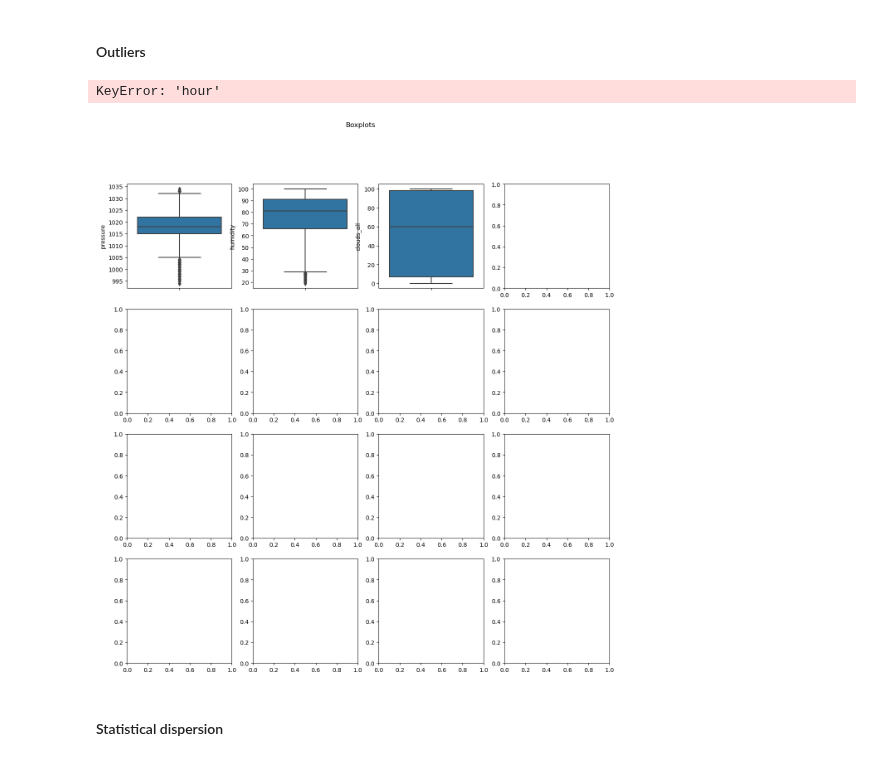
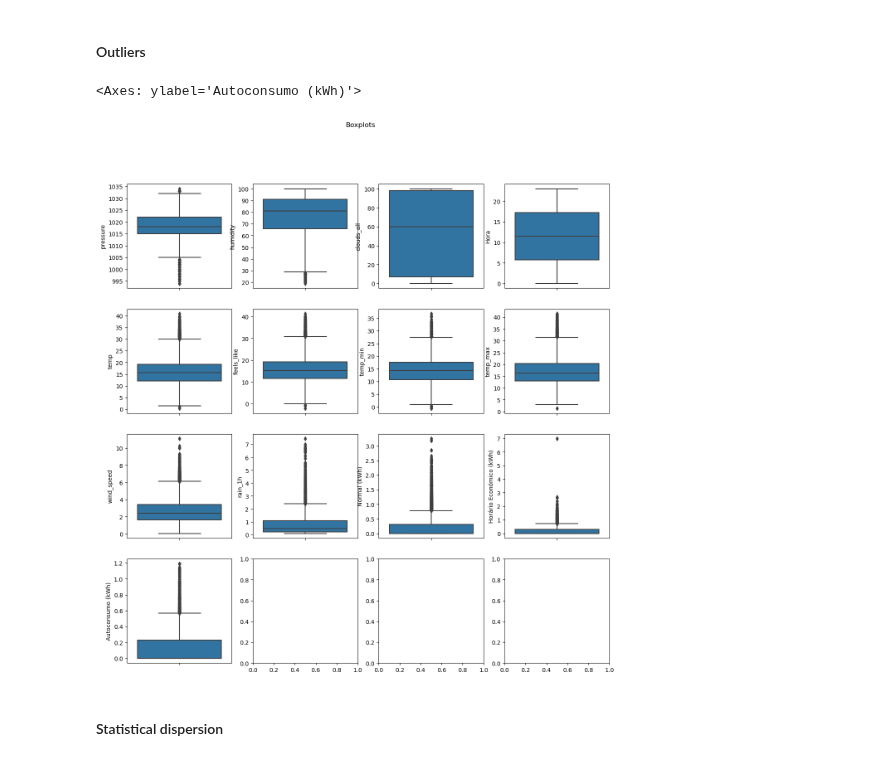
Before and after one commit to goncalobraga27/DAA, a Jupyter notebook: src/parte2/data_exploration/data_exploration2.ipynb, the cells around one changed output. Cells and saved outputs as stored; diff of their text form; code cells hidden in the pictures.

```diff
--- a/src/parte2/data_exploration/data_exploration2.ipynb
+++ b/src/parte2/data_exploration/data_exploration2.ipynb
@@ -248,23 +252,23 @@ Name: count, Length: 11016, dtype: int64
 # %%
 fig, axs = plt.subplots(4, 4, figsize=(15, 15))
 fig.suptitle("Boxplots")
 
 sns.boxplot(y=df["pressure"], ax=axs[0,0])
 sns.boxplot(y=df["humidity"], ax=axs[0,1])
 sns.boxplot(y=df["clouds_all"], ax=axs[0,2])
-sns.boxplot(y=df["hour"], ax=axs[0,3])
+sns.boxplot(y=df["Hora"], ax=axs[0,3])
 sns.boxplot(y=df["temp"], ax=axs[1,0])
 sns.boxplot(y=df["feels_like"], ax=axs[1,1])
 sns.boxplot(y=df["temp_min"], ax=axs[1,2])
 sns.boxplot(y=df["temp_max"], ax=axs[1,3])
 sns.boxplot(y=df["wind_speed"], ax=axs[2,0])
 sns.boxplot(y=df["rain_1h"], ax=axs[2,1])
-sns.boxplot(y=df["normal"], ax=axs[2,2])
-sns.boxplot(y=df["economic_schedule"], ax=axs[2,3])
-sns.boxplot(y=df["self-consumption"], ax=axs[3,0])
+sns.boxplot(y=df["Normal (kWh)"], ax=axs[2,2])
+sns.boxplot(y=df["Horário Económico (kWh)"], ax=axs[2,3])
+sns.boxplot(y=df["Autoconsumo (kWh)"], ax=axs[3,0])
 # %% [output]
-KeyError: 'hour'
+<Axes: ylabel='Autoconsumo (kWh)'>
-[figure, old version]
+[figure, new version]
 # %% [markdown]
 #### Statistical dispersion
 # %%
```
Also changed, not shown: parts of 13 cells of this notebook.
